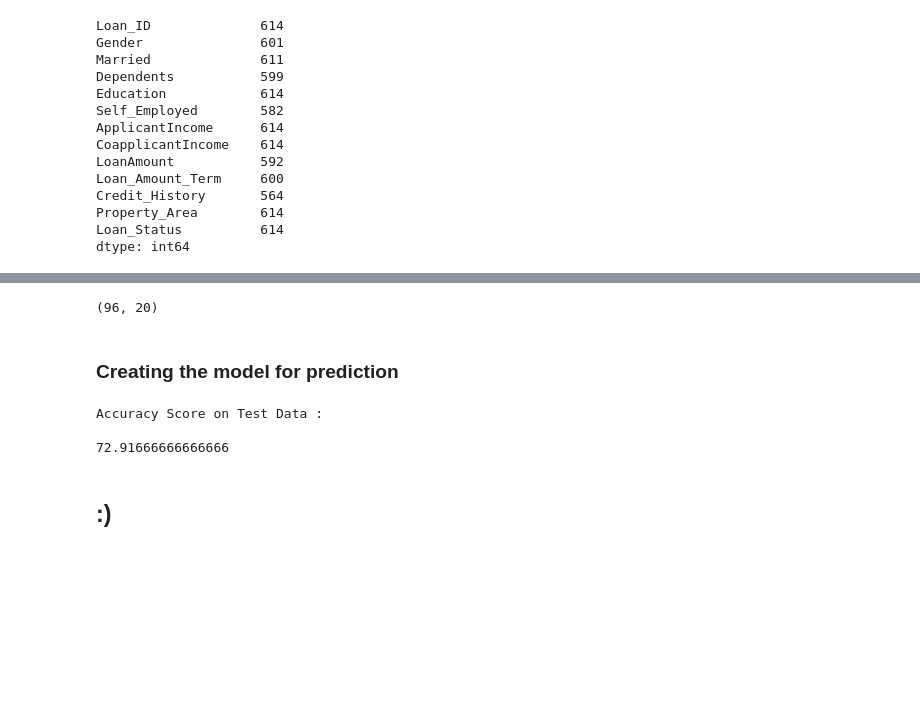
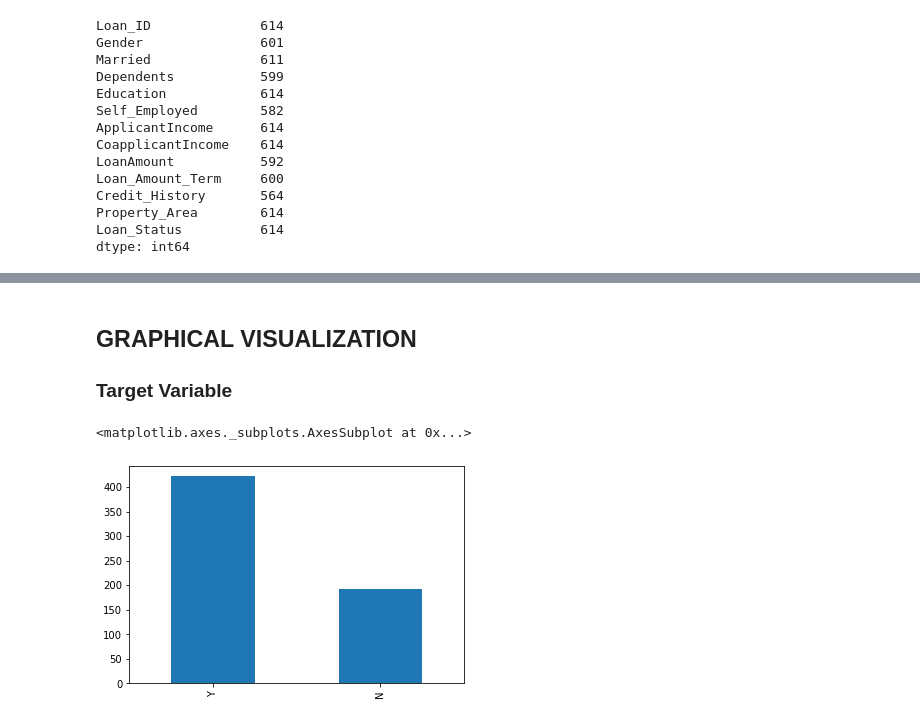
Before and after one commit to radhikagupta6/Machine-Learning-and-Data-Science-Algorithms, a Jupyter notebook: Projects/Prediction of Loan approval/Loan_pred.ipynb, the cells around one changed output, grey strips where cells are left out. Cells and saved outputs as stored; diff of their text form; code cells hidden in the pictures; blank space fills up the shorter version.

```diff
--- a/Projects/Prediction of Loan approval/Loan_pred.ipynb
+++ b/Projects/Prediction of Loan approval/Loan_pred.ipynb
@@ -59,5 +55,0 @@ dtype: int64
-# %%
-# Removing all missing and null values
-df.dropna(how='any' ,inplace=True)
-df.drop_duplicates(inplace=True)
-df.count()
@@ -83,3 +55,0 @@ dtype: int64
-# %%
-encode = LabelEncoder()
-df.Loan_Status = encode.fit_transform(df.Loan_Status)
@@ -104,19 +56,8 @@ train_x.shape
-# %%
-test_x.shape
-# %% [output]
-(96, 20)
-# %% [markdown]
-### Creating the model for prediction
-# %%
-model = LogisticRegression()
-model.fit(train_x,train_y)
-pred = model.predict(test_x)
-
-print("\nAccuracy Score on Test Data : \n")
-print(accuracy_score(test_y,pred)*100)
-# %% [output]
-Accuracy Score on Test Data :
-
-72.91666666666666
-# %% [markdown]
-## :)
+# %% [markdown]
+## GRAPHICAL VISUALIZATION
+### Target Variable
+# %%
+df['Loan_Status'].value_counts().plot.bar()
+# %% [output]
+<matplotlib.axes._subplots.AxesSubplot at 0x...>
+[figure, added]
```
Also changed, not shown: parts of 16 cells of this notebook.
